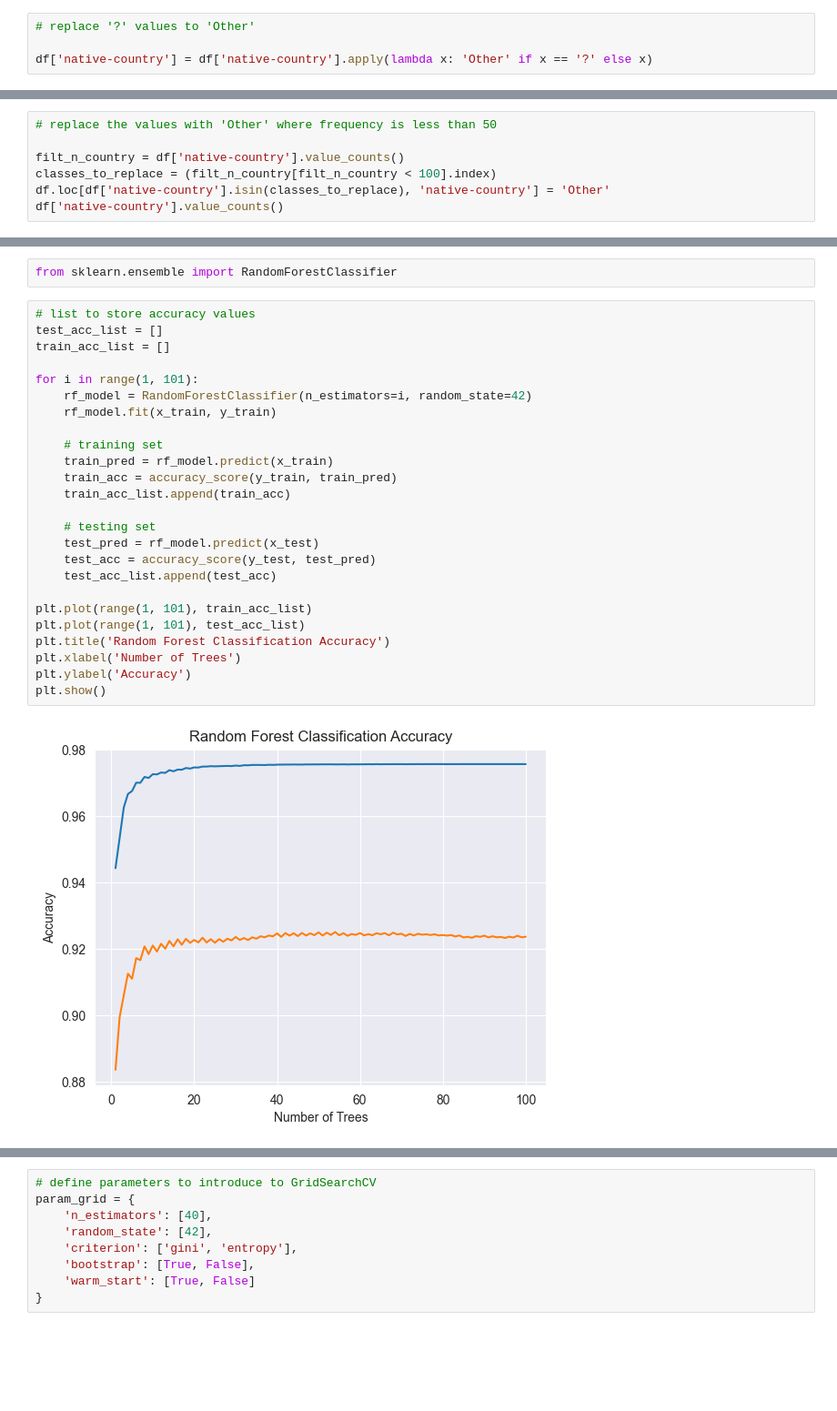
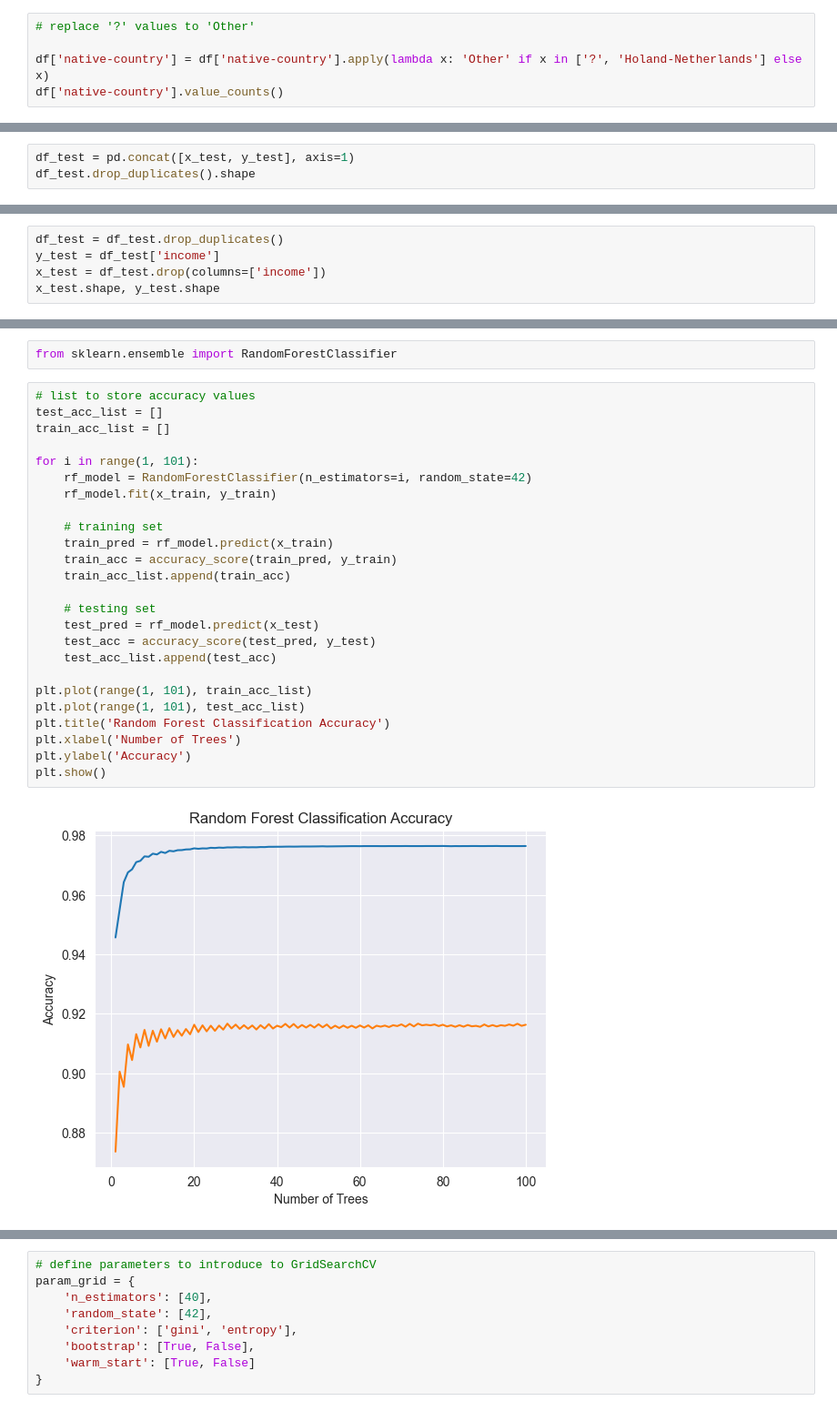
Before and after one commit to RumethSandinu/adult_income_analysis, a Jupyter notebook: adult_income_analysis.ipynb, the cells around one changed output, grey strips where cells are left out. Shown at 91% size. Drawn from its saved outputs; the diff is of its cells as text; blank space fills up the shorter version.

Commit message:
fixed overfitting issue with testing unique values only

```diff
--- a/adult_income_analysis.ipynb
+++ b/adult_income_analysis.ipynb
@@ -549,4 +557,5 @@ Name: count, dtype: int64
 # %%
 # replace '?' values to 'Other'
 
-df['native-country'] = df['native-country'].apply(lambda x: 'Other' if x == '?' else x)
+df['native-country'] = df['native-country'].apply(lambda x: 'Other' if x in ['?', 'Holand-Netherlands'] else x)
+df['native-country'].value_counts()
@@ -553,7 +579,0 @@ df['native-country'] = df['native-country'].apply(lambda x: 'Other' if x == '?'
-# %%
-# replace the values with 'Other' where frequency is less than 50
-
-filt_n_country = df['native-country'].value_counts()
-classes_to_replace = (filt_n_country[filt_n_country < 100].index)
-df.loc[df['native-country'].isin(classes_to_replace), 'native-country'] = 'Other'
-df['native-country'].value_counts()
@@ -614,0 +613,3 @@ x_test.drop_duplicates().shape[0]
+# %%
+df_test = pd.concat([x_test, y_test], axis=1)
+df_test.drop_duplicates().shape
@@ -614,0 +618,5 @@ x_test.drop_duplicates().shape[0]
+# %%
+df_test = df_test.drop_duplicates()
+y_test = df_test['income']
+x_test = df_test.drop(columns=['income'])
+x_test.shape, y_test.shape
@@ -736,30 +746,30 @@ from sklearn.ensemble import RandomForestClassifier
 # %%
 # list to store accuracy values
 test_acc_list = []
 train_acc_list = []
 
 for i in range(1, 101):
     rf_model = RandomForestClassifier(n_estimators=i, random_state=42)
     rf_model.fit(x_train, y_train)
 
     # training set
     train_pred = rf_model.predict(x_train)
-    train_acc = accuracy_score(y_train, train_pred)
+    train_acc = accuracy_score(train_pred, y_train)
     train_acc_list.append(train_acc)
 
     # testing set
     test_pred = rf_model.predict(x_test)
-    test_acc = accuracy_score(y_test, test_pred)
+    test_acc = accuracy_score(test_pred, y_test)
     test_acc_list.append(test_acc)
 
 plt.plot(range(1, 101), train_acc_list)
 plt.plot(range(1, 101), test_acc_list)
 plt.title('Random Forest Classification Accuracy')
 plt.xlabel('Number of Trees')
 plt.ylabel('Accuracy')
 plt.show()
 # %% [output]
-[figure, old version]
+[figure, new version]
 # %%
 rf_model = RandomForestClassifier(n_estimators=40, random_state=42)
 rf_model.fit(x_train, y_train)
```
Also changed, not shown: parts of 55 cells of this notebook.
